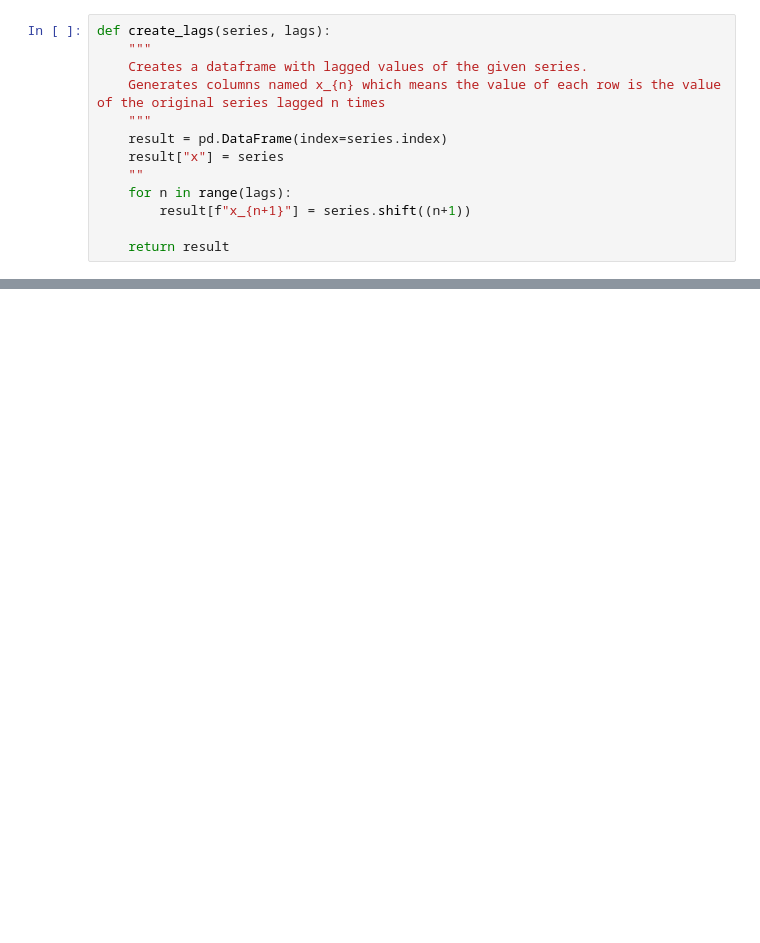
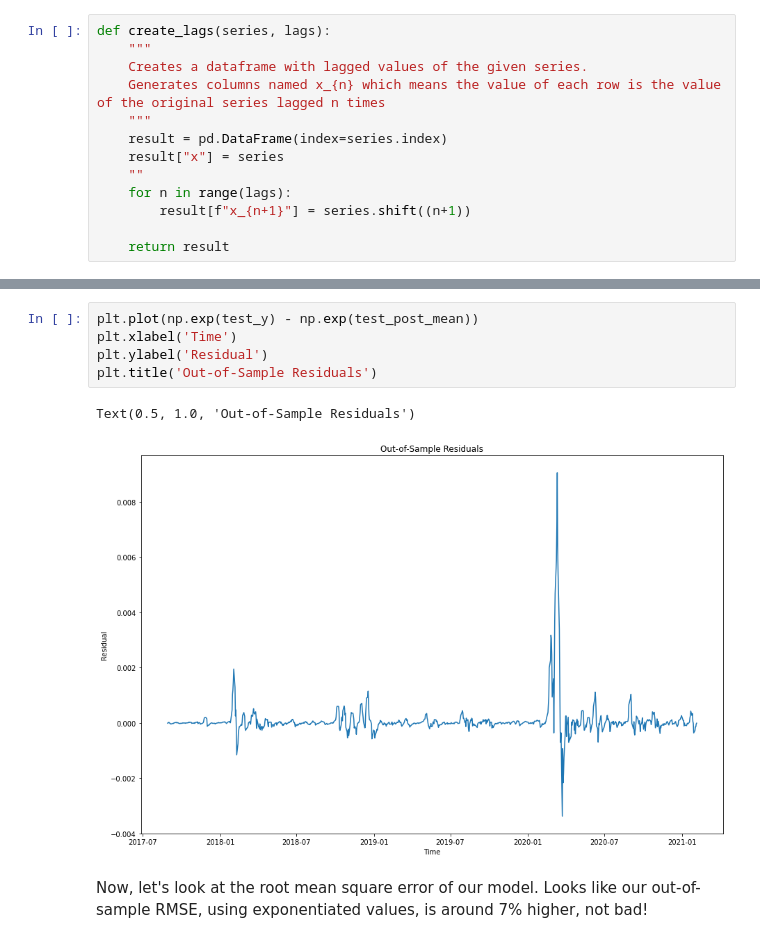
Before and after one commit to eadains/SystemsTrading, a Jupyter notebook: spx_vol_linear_forecast.ipynb, the cells around one changed output, grey strips where cells are left out. Cells and saved outputs as stored; diff of their text form; blank space fills up the shorter version.

```diff
--- a/spx_vol_linear_forecast.ipynb
+++ b/spx_vol_linear_forecast.ipynb
@@ -57,0 +178,10 @@ indep_var = indep_var.loc[common_index]
+# %%
+plt.plot(np.exp(test_y) - np.exp(test_post_mean))
+plt.xlabel('Time')
+plt.ylabel('Residual')
+plt.title('Out-of-Sample Residuals')
+# %% [output]
+Text(0.5, 1.0, 'Out-of-Sample Residuals')
+[figure, added]
+# %% [markdown]
+Now, let's look at the root mean square error of our model. Looks like our out-of-sample RMSE, using exponentiated values, is around 7% higher, not bad!
```
Also changed, not shown: parts of 29 cells of this notebook, 2 other files.
